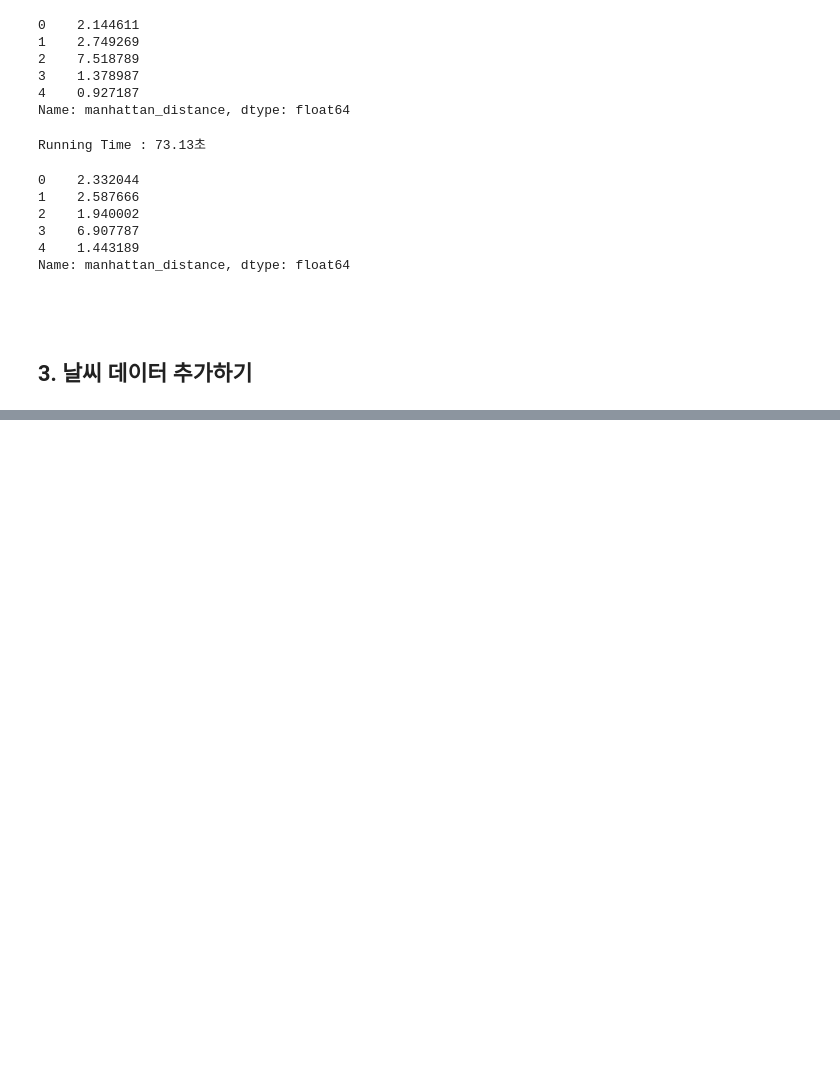
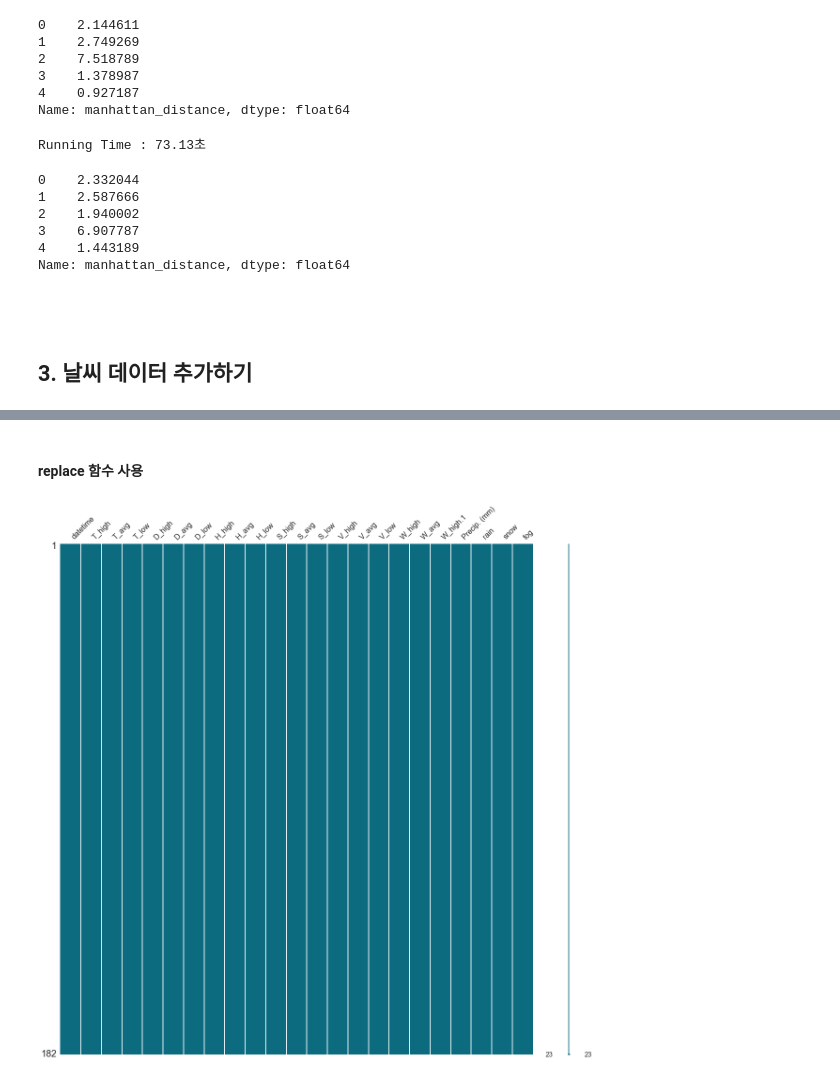
Before and after one commit to todagi/DataScience_with_Kaggle, a Jupyter notebook: New York City Taxi Trip Duration/New York City Taxi Trip Duration 03 - 2nd EDA .ipynb, the cells around one changed output, grey strips where cells are left out. Drawn from its saved outputs; the diff is of its cells as text; code cells hidden in the pictures; blank space fills up the shorter version.

```diff
--- a/New York City Taxi Trip Duration/New York City Taxi Trip Duration 03 - 2nd EDA .ipynb
+++ b/New York City Taxi Trip Duration/New York City Taxi Trip Duration 03 - 2nd EDA .ipynb
@@ -209,0 +320,9 @@ Name: manhattan_distance, dtype: float64
+# %% [markdown]
+#### replace 함수 사용
+# %%
+import numpy as np
+
+weather_1 = weather.replace(np.NaN, 0)
+msno.matrix(df = weather_1, figsize = (20, 20), color = (0.05, 0.42, 0.5))
+# %% [output]
+[figure, added]
```
Also changed, not shown: parts of 36 cells of this notebook.
